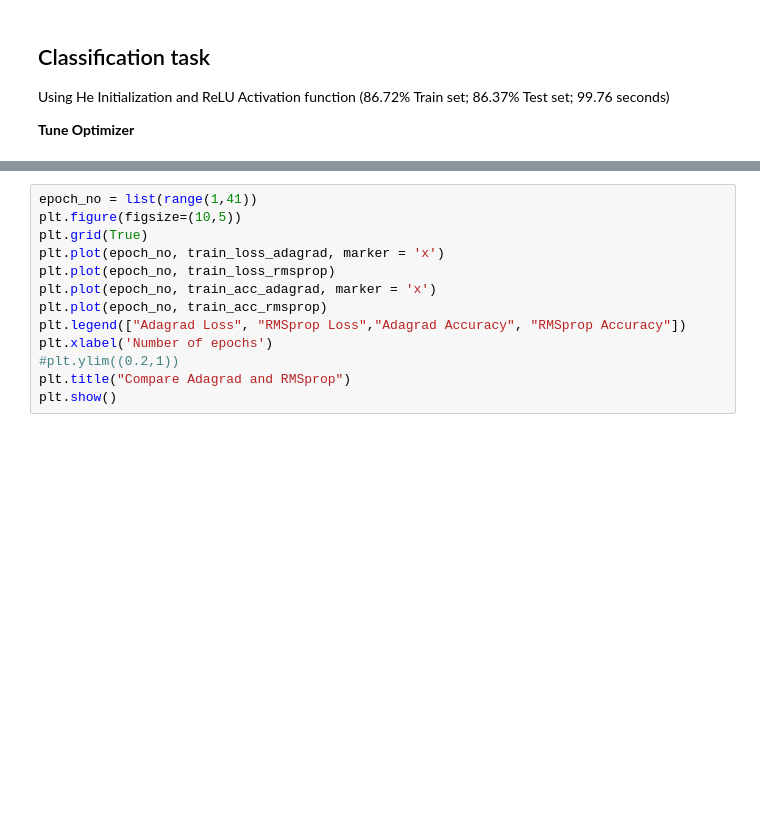
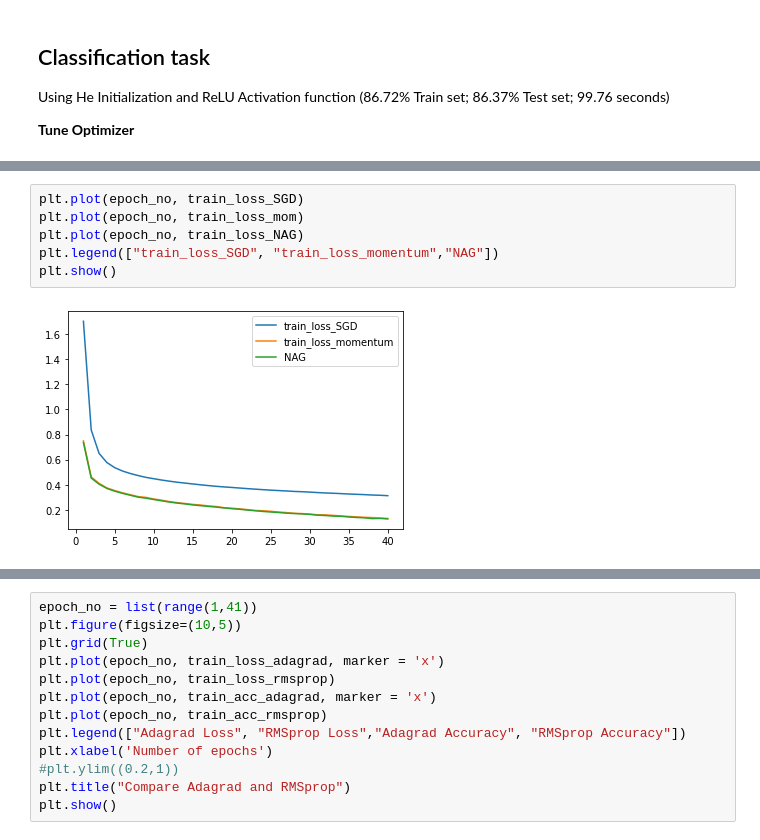
Before and after one commit to frafaga229/Project_Opt4ML, a Jupyter notebook: Tuning_Optimizer.ipynb, the cells around one changed output, grey strips where cells are left out. Cells and saved outputs as stored; diff of their text form; blank space fills up the shorter version.

```diff
--- a/Tuning_Optimizer.ipynb
+++ b/Tuning_Optimizer.ipynb
@@ -162,0 +179,8 @@ Epoch 20/20
+# %%
+plt.plot(epoch_no, train_loss_SGD)
+plt.plot(epoch_no, train_loss_mom)
+plt.plot(epoch_no, train_loss_NAG)
+plt.legend(["train_loss_SGD", "train_loss_momentum","NAG"])
+plt.show()
+# %% [output]
+[figure, added]
```
Also changed, not shown: parts of 25 cells of this notebook, 4 other files.
